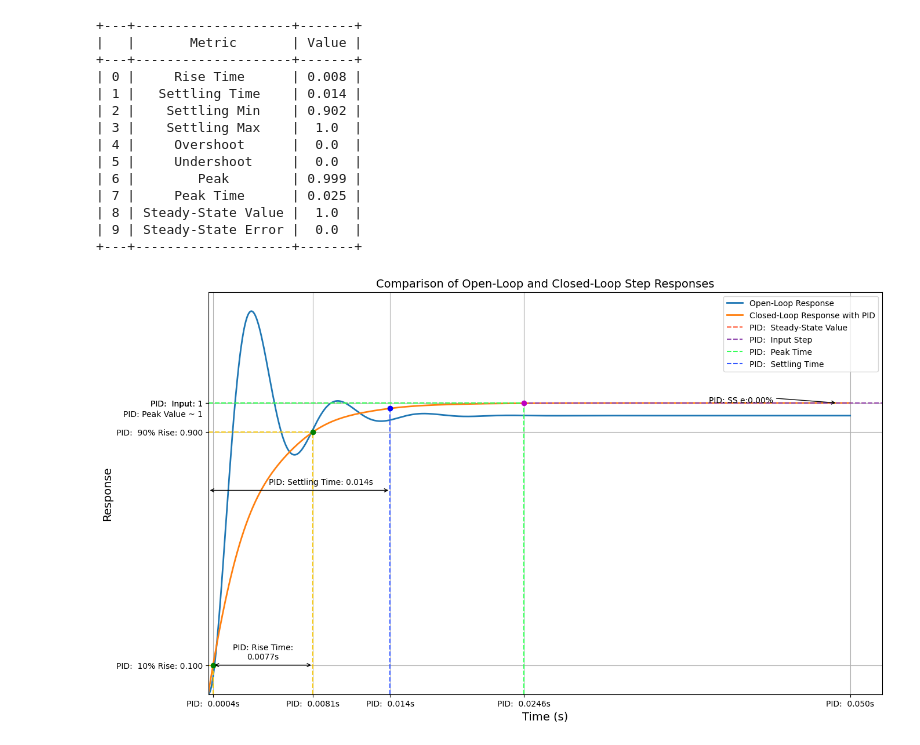
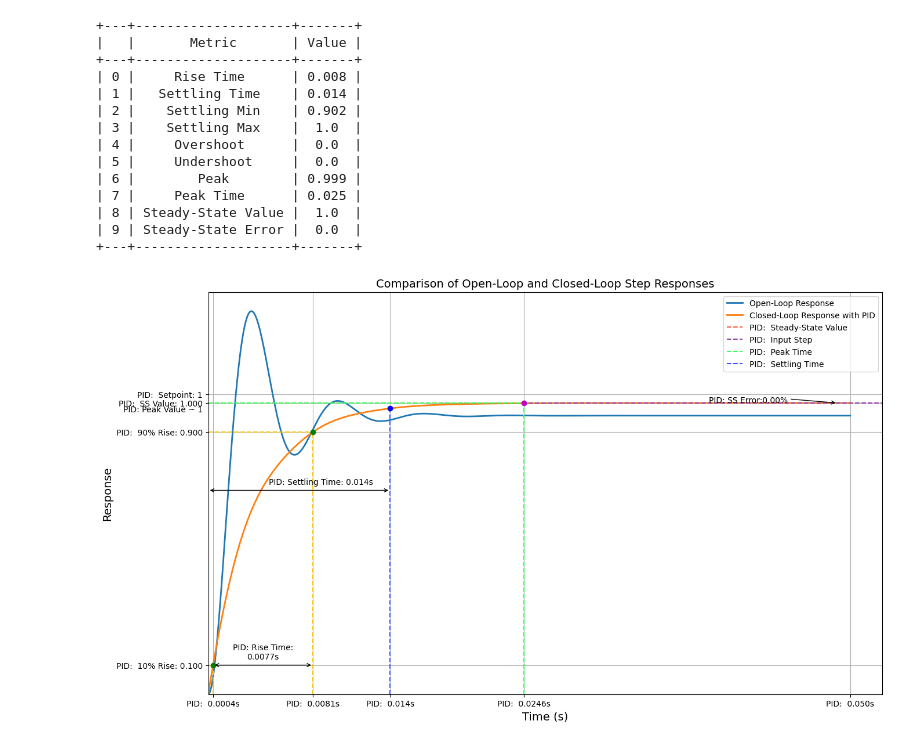
Before and after one commit to ViaAnthroposBenevolentia/ACW, a Jupyter notebook: SIS4/ACW_SIS4.ipynb, the cells around one changed output. Drawn from its saved outputs; the diff is of its cells as text; code cells hidden in the pictures.

```diff
--- a/SIS4/ACW_SIS4.ipynb
+++ b/SIS4/ACW_SIS4.ipynb
@@ -29,7 +33,7 @@ def get_step_response(system, time):
     time, response = ct.step_response(system, T=time)
     return time, response
 # %%
-# @title Function to annotate given response
+# @title #Function to annotate given response
 def annotate_step_response(ax, time, response, info, color_set_index=0, prefix=''):
     """
     Annotate the step response plot with metrics such as rise time,
@@ -125,7 +129,7 @@ def annotate_step_response(ax, time, response, info, color_set_index=0, prefix='
         arrowprops=dict(arrowstyle='<->', color='black')
     )
     ax.annotate(
-        f"\n{prefix}SS e:{ss_error:.2f}%", xy=(x_pos, 1),
+        f"\n{prefix}SS Error:{ss_error:.2f}%", xy=(x_pos, 1),
         xytext=(x_pos - label_offset_time, 1 + arrow_offset_time),
         arrowprops=dict(arrowstyle='->', color='black')
     )
@@ -215,15 +219,16 @@ def annotate_step_response(ax, time, response, info, color_set_index=0, prefix='
         )
 
     # Custom ticks and labels with NaN checks
-    ticks_y = [threshold_10, threshold_90, ss_value, 1, peak_value]
+    padding = 0.03
+    ticks_y = [threshold_10, threshold_90, ss_value, 1 + padding, peak_value]
     ticks_x = [time_10, time_90, peak_time, settling_time, time[-1]]
 
     ticklabels_y = [
         safe_label(threshold_10, "10% Rise: {:.3f}"),
         safe_label(threshold_90, "90% Rise: {:.3f}"),
         safe_label(ss_value, "SS Value: {:.3f}"),
-        f"{prefix} Input: 1" if prefix else "Input: 1",
-        safe_label(peak_value, "Peak Value: {:.3f}") if not np.isnan(peak_value) and abs(peak_value - 1) > 0.005 else f"\n\n{prefix}Peak Value ~ 1"
+        f"{prefix} Setpoint: 1" if prefix else "Setpoint: 1",
+        safe_label(peak_value, "\nPeak Value: {:.3f}") if not np.isnan(peak_value) and abs(peak_value - 1) > 0.005 else f"\n{prefix}Peak Value ~ 1"
     ]
 
     ticklabels_x = [
@@ -458,22 +463,22 @@ compare_open_with_PID(G_k, generate_time_vector(end=0.05), Kp=Kp, Ki=Ki, Kd=Kd,
 # %%
-# @title Try 5: PID controller
+# @title #Try 5: PID controller
 Kp = 0.2
 Ki = 300
 Kd = 0.0003
-compare_open_with_PID(G_k, generate_time_vector(end=0.05), Kp=Kp, Ki=Ki, Kd=Kd, annotate_closed=True, annotate_open=False, show_closed_metrics=True, prefix='PID: ')
+compare_open_with_PID(create_transfer_function(), generate_time_vector(end=0.05), Kp=Kp, Ki=Ki, Kd=Kd, annotate_closed=True, annotate_open=False, show_closed_metrics=True, prefix='PID: ')
 # %% [output]
 +---+--------------------+-------+
 |   |       Metric       | Value |
 +---+--------------------+-------+
 | 0 |     Rise Time      | 0.008 |
 | 1 |   Settling Time    | 0.014 |
 | 2 |    Settling Min    | 0.902 |
 | 3 |    Settling Max    |  1.0  |
 | 4 |     Overshoot      |  0.0  |
 | 5 |     Undershoot     |  0.0  |
 | 6 |        Peak        | 0.999 |
 | 7 |     Peak Time      | 0.025 |
 | 8 | Steady-State Value |  1.0  |
 | 9 | Steady-State Error |  0.0  |
 +---+--------------------+-------+
-[figure, old version]
+[figure, new version]
```
Also changed, not shown: parts of 16 cells of this notebook.
